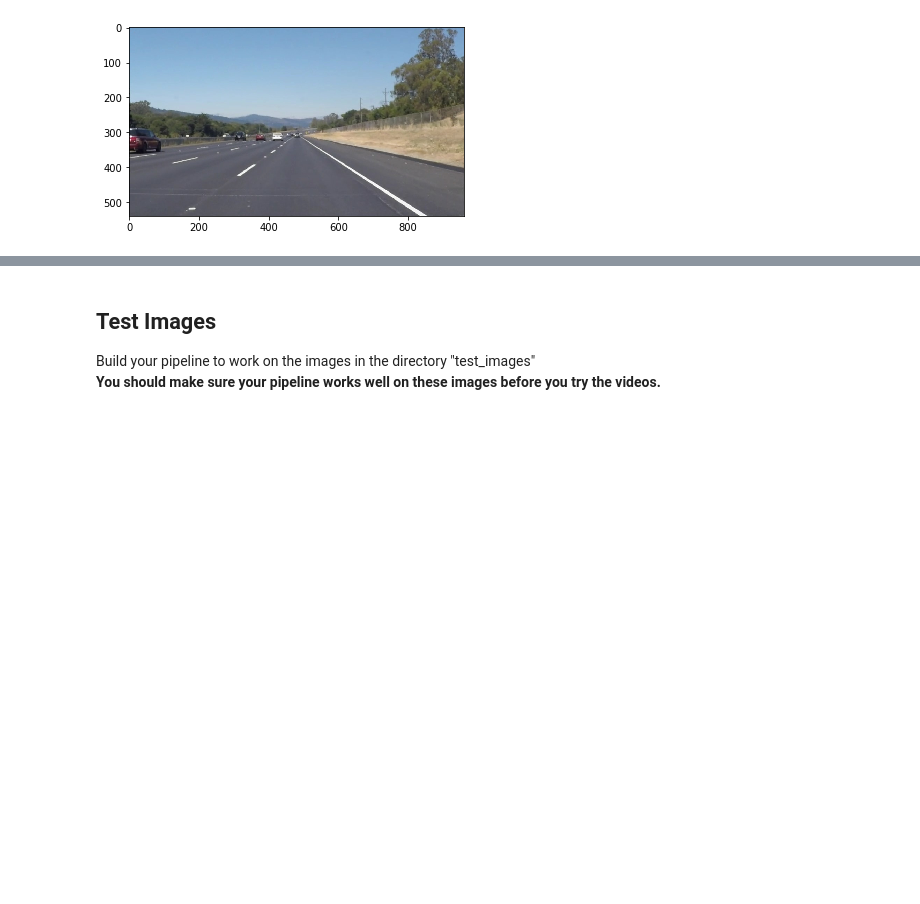
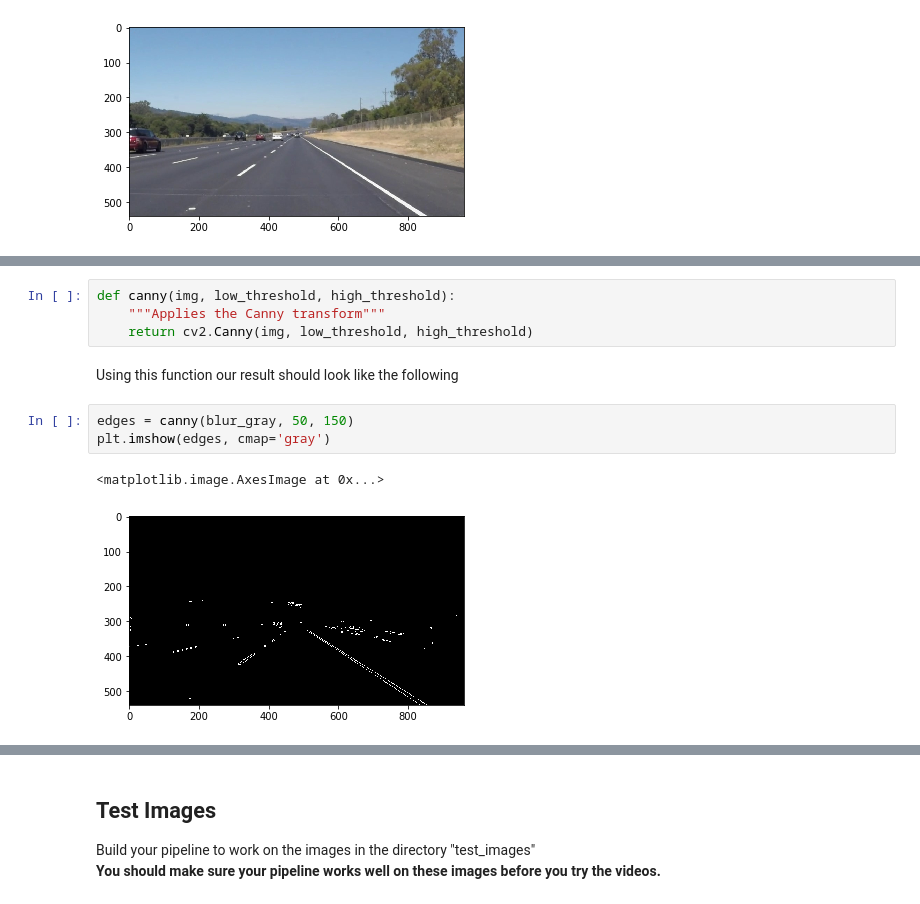
Before and after one commit to melsobky/carnd_T1_P1_LD, a Jupyter notebook: Lane Detection Project.ipynb, the cells around one changed output, grey strips where cells are left out. Saved outputs shown, nothing was run; the diff lists cells and outputs as text; blank space fills up the shorter version.

```diff
--- a/Lane Detection Project.ipynb
+++ b/Lane Detection Project.ipynb
@@ -80,0 +113,12 @@ Below are some helper functions to help get you started. They should look famili
+# %%
+def canny(img, low_threshold, high_threshold):
+    """Applies the Canny transform"""
+    return cv2.Canny(img, low_threshold, high_threshold)
+# %% [markdown]
+Using this function our result should look like the following
+# %%
+edges = canny(blur_gray, 50, 150)
+plt.imshow(edges, cmap='gray')
+# %% [output]
+<matplotlib.image.AxesImage at 0x...>
+[figure, added]
```
Also changed, not shown: parts of 58 cells of this notebook, 13 other files.
